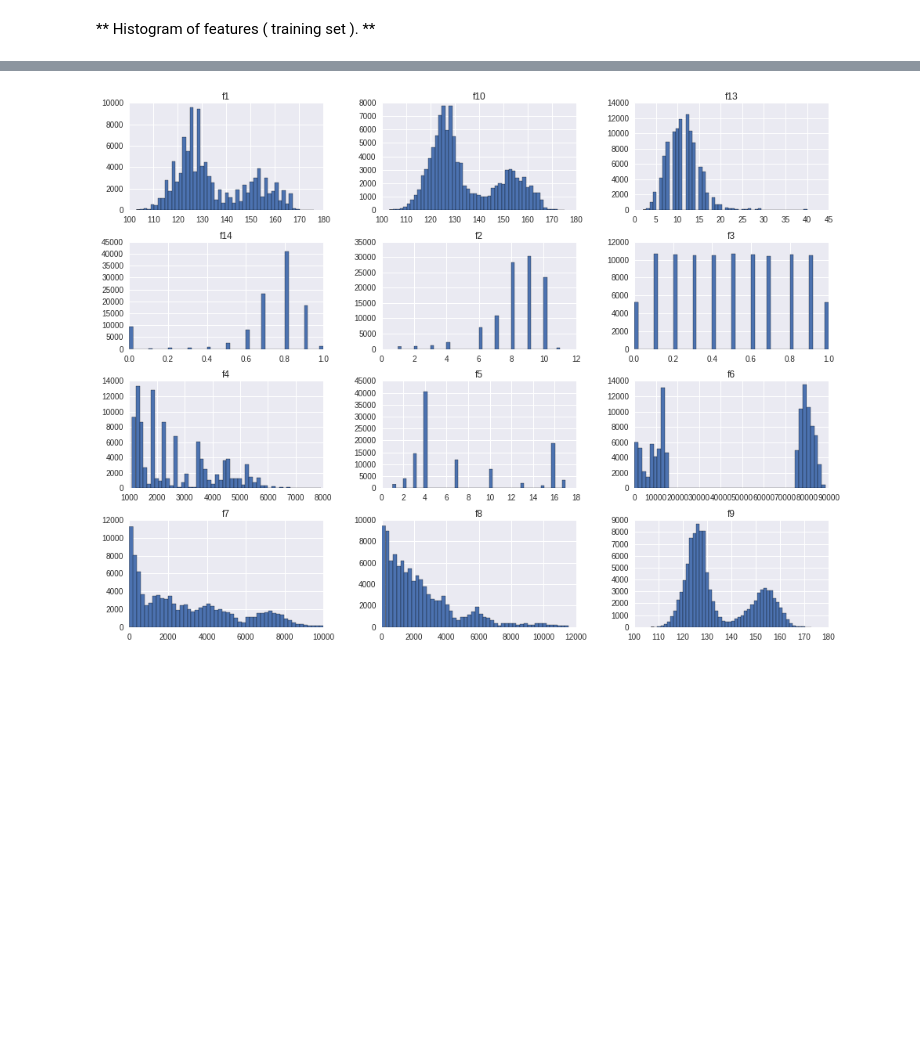
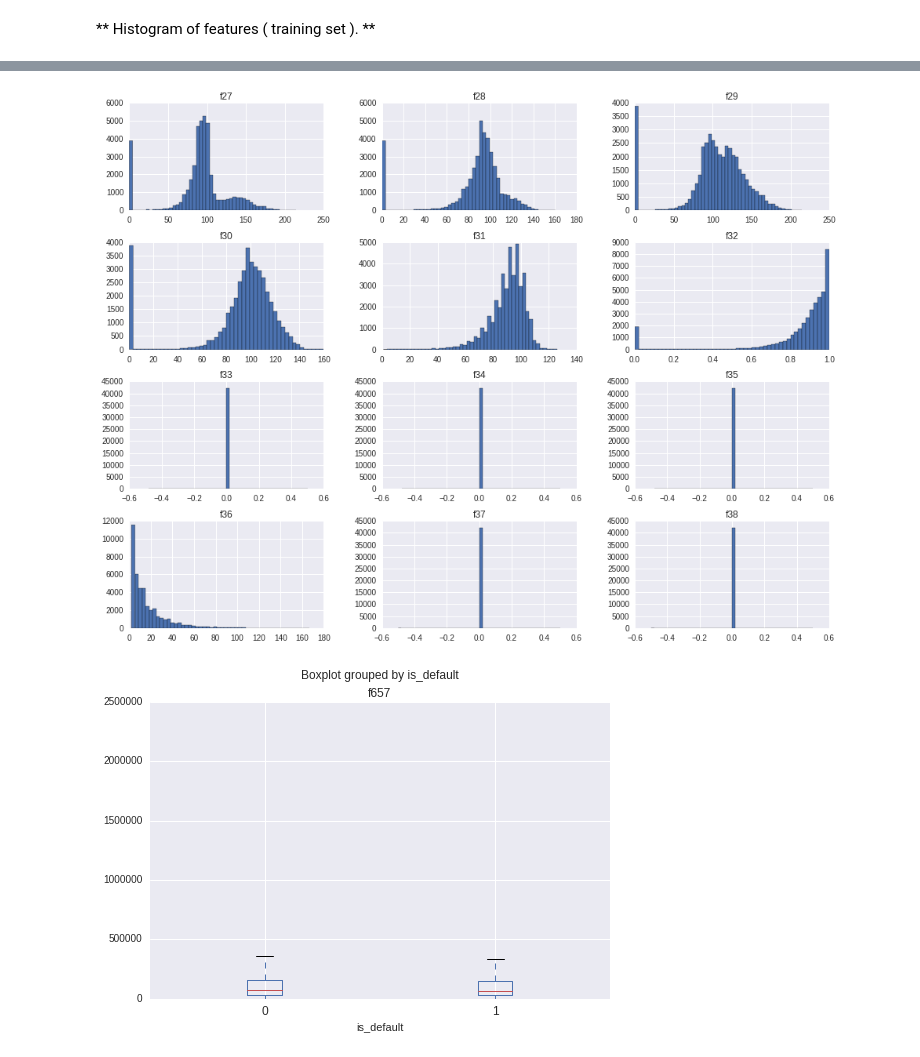
Before and after one commit to numb3r33/Loan-Default-Prediction, a Jupyter notebook: notebooks/DataExploration.ipynb, the cells around one changed output, grey strips where cells are left out. Saved outputs shown, nothing was run; the diff lists cells and outputs as text; code cells hidden in the pictures; blank space fills up the shorter version.

```diff
--- a/notebooks/DataExploration.ipynb
+++ b/notebooks/DataExploration.ipynb
@@ -158,7 +119,12 @@ test.ix[:, :12].hist(figsize=(16, 12), bins=50);
 # %%
-np.around(train.ix[:, :12], decimals=1).hist(figsize=(16, 12), bins=50);
+train_sample.ix[:, 24:36].hist(figsize=(16, 12), bins=50);
 # %% [output]
-[figure, old version]
+[figure, new version]
+# %%
+# correlation with target variable
+train_sample.boxplot(column='f657', by='is_default');
+# %% [output]
+[figure, added]
 # %%
 class FeatureExtractor:
     def __init__(self, train, test):
```
Also changed, not shown: parts of 29 cells of this notebook.
